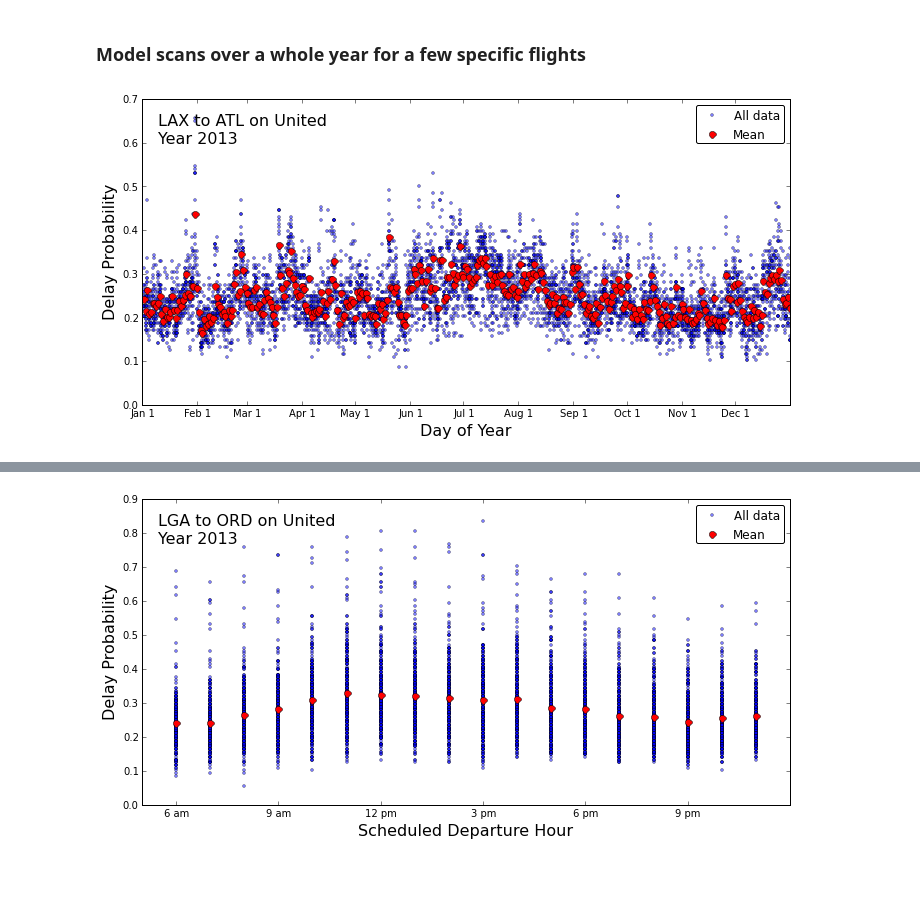
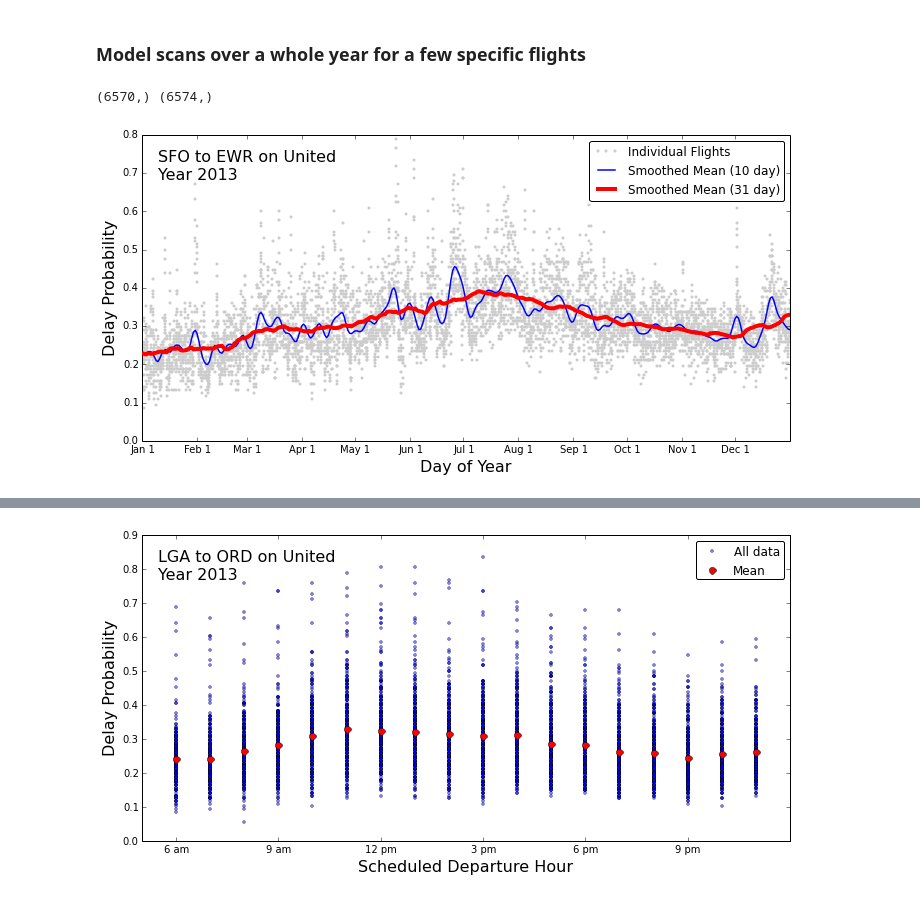
Before and after one commit to mqk/DelayMeNot, a Jupyter notebook: notebooks/analysis.ipynb, the cells around one changed output, grey strips where cells are left out. Saved outputs shown, nothing was run; the diff lists cells and outputs as text; code cells hidden in the pictures.

```diff
--- a/notebooks/analysis.ipynb
+++ b/notebooks/analysis.ipynb
@@ -63,3 +66,15 @@ Reading /data/DelayMeNot/RandomForest_models/by_destination/rfm_SAN.pkl...
    that took 2.4 seconds
 Reading /data/DelayMeNot/RandomForest_models/by_destination/rfm_HNL.pkl...
    that took 1.1 seconds
+# %%
+#### Unpickle model results ####
+import cPickle
+
+f = open('origin_model_summaries.pkl','rb')
+origin_model_summaries = cPickle.load(f)
+f.close()
+
+
+f = open('destination_model_summaries.pkl','rb')
+destination_model_summaries = cPickle.load(f)
+f.close()
@@ -201,7 +259,8 @@ try:
 except NameError:
     pass
 
-filename = '/data/DelayMeNot/RandomForest_models/by_destination/rfm_%s.pkl' % Destination_Airport
+## filename = '/data/DelayMeNot/RandomForest_models/by_destination/rfm_%s.pkl' % Destination_Airport
+filename = '../webpage/RandomForest_models/by_destination/rfm_%s.pkl' % Destination_Airport
 f = open(filename,'rb')
 (rfor, model_summary) = cPickle.load(f)
 f.close()
@@ -262,35 +321,56 @@ df = df.ix[:, train_cols]
 ### Evaluate model ###
 rfor.n_jobs = 1
 df['Pdelay'] = rfor.predict_proba(df.values)[:,1]
+# %%
+import mqk_smooth as ms
+ysmooth = ms.smooth(df['Pdelay'],5)
+print df['Pdelay'].shape, ysmooth.shape
+# %% [output]
+(6570,) (6574,)
 # %%
 import matplotlib.pyplot as plt
+import mqk_smooth as ms
 
 fig = plt.figure(figsize=(10,5))
 ax = plt.axes([0.075,0.1,0.9,0.85])
 
 mdf = df[['DayOfYear','Pdelay']].groupby('DayOfYear').mean().add_prefix('mean_')
 
-p1, = plt.plot(df['DayOfYear'],df['Pdelay'],'bo',ms=3, alpha=0.5)
-p2, = plt.plot(mdf.index,mdf['mean_Pdelay'],'ro',ms=7)
+##p1, = plt.plot(df['DayOfYear'],df['Pdelay'],'bo',ms=3, alpha=0.5)
+##p1, = plt.plot(df['DayOfYear'],df['Pdelay'],'ko',ms=3, alpha=0.25)
+p1, = plt.plot(df['DayOfYear'],df['Pdelay'],marker='o',mfc='#cccccc',mec='none',ls='',ms=3)
+##p2, = plt.plot(mdf.index,mdf['mean_Pdelay'],'ro',ms=7)
+
+
+Nsmooth = 10
+ysmooth = ms.smooth(mdf['mean_Pdelay'],Nsmooth)[Nsmooth/2:-Nsmooth/2+1]
+p2, = plt.plot(mdf.index,ysmooth,color='b',lw=1.5)
+
+Nsmooth = 31
+ysmooth = ms.smooth(mdf['mean_Pdelay'],Nsmooth,window='flat')[Nsmooth/2:-Nsmooth/2+1]
+p3, = plt.plot(mdf.index,ysmooth,color='r',lw=4,zorder=5)
+
+
 
 ax.set_xlabel('Day of Year', size=16)
 ax.set_ylabel('Delay Probability', size=16)
 
 
 month_names = ['Jan','Feb','Mar','Apr','May','Jun','Jul','Aug','Sep','Oct','Nov','Dec']
 month_days = np.array([31,28,31,30,31,30,31,31,30,31,30,31])
 tickv = np.roll(month_days.cumsum(),1)
 tickv[0] = 0
 ax.xaxis.set_ticks(tickv)
 tickn = [x+' 1' for x in month_names]
 ax.xaxis.set_ticklabels(tickn)
 
 ax.set_xlim([0,365])
 
 ax.text(0.025,0.95,'%s to %s on United\nYear 2013' % (Origin_Airport,Destination_Airport), size=16, va='top', transform=ax.transAxes)
 
-ax.legend([p1,p2],['All data','Mean'],loc='upper right',fancybox=True,numpoints=1)
+ax.legend([p1,p2,p3],['Individual Flights','Smoothed Mean (10 day)','Smoothed Mean (31 day)'],loc='upper right',fancybox=True,numpoints=3)
 
-plt.savefig('Pdelay_vs_DayOfYear_%s-%s-United-2013.pdf' % (Origin_Airport,Destination_Airport),dpi=150)
+filename = 'Pdelay_vs_DayOfYear_%s-%s-United-2013.png' % (Origin_Airport,Destination_Airport)
+plt.savefig(filename,dpi=150)
 # %% [output]
-[figure, old version]
+[figure, new version]
```
Also changed, not shown: parts of 5 cells of this notebook, 4 other files.
